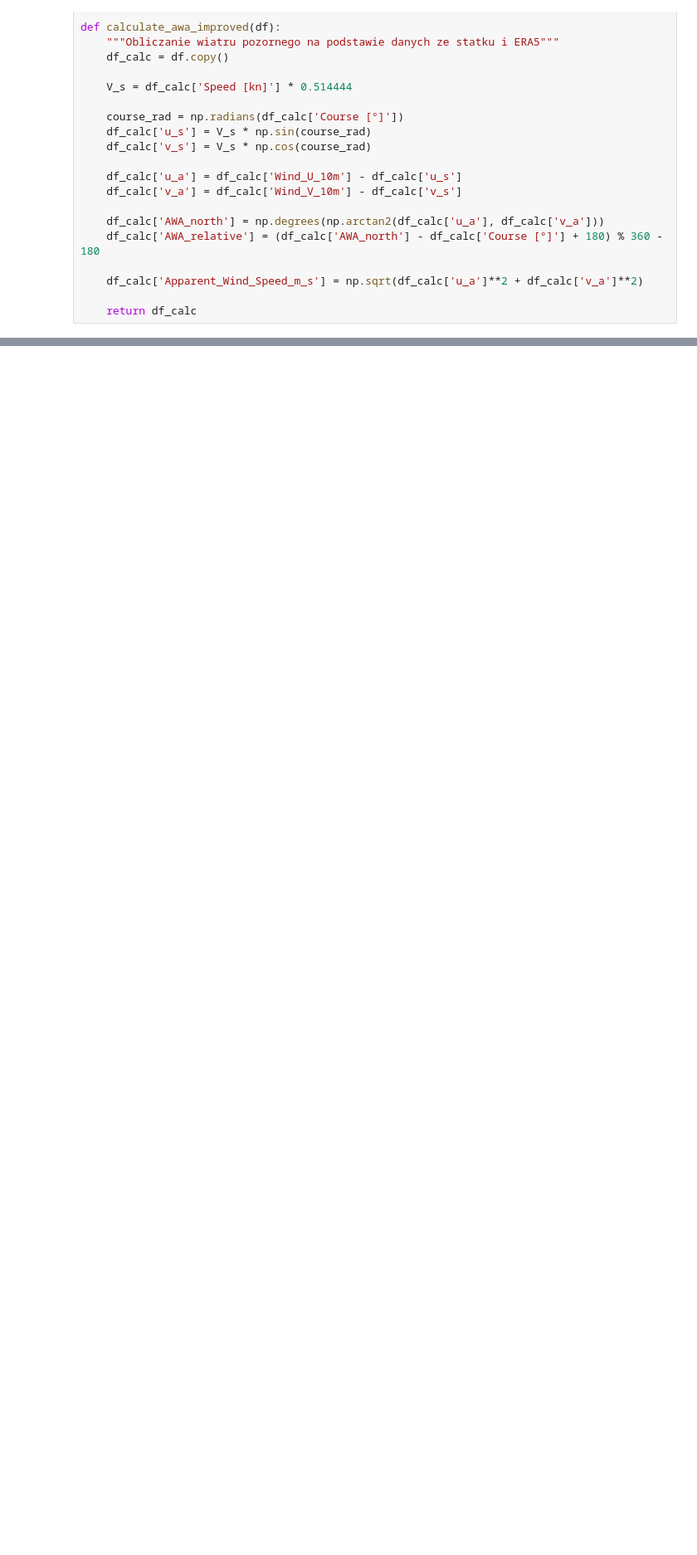
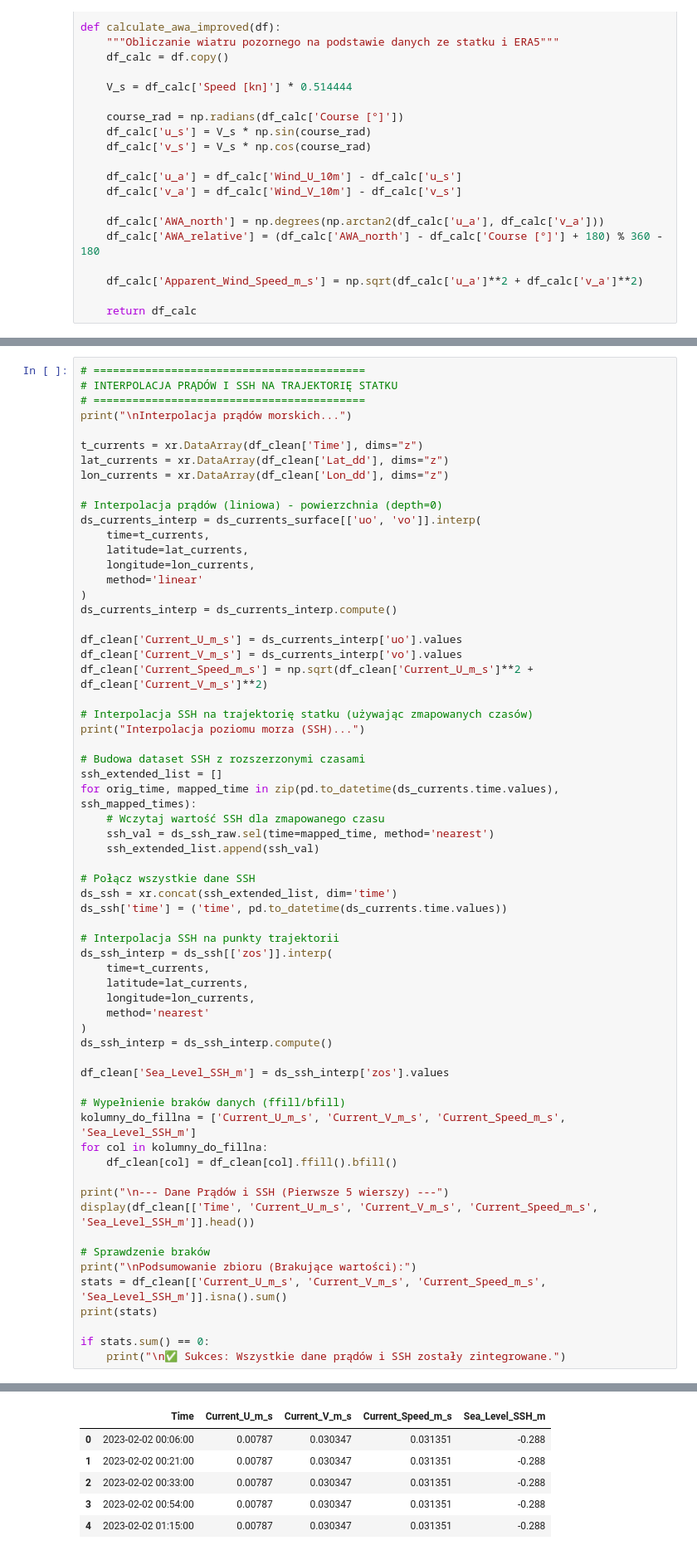
Before and after one commit to olek2852/projekt-rotory, a Jupyter notebook: 01_czyszczenie_danych-2.ipynb, the cells around one changed output, grey strips where cells are left out. Shown at 83% size. Cells and saved outputs as stored; diff of their text form; blank space fills up the shorter version.

Commit message:
extended data analysis

```diff
--- a/01_czyszczenie_danych-2.ipynb
+++ b/01_czyszczenie_danych-2.ipynb
@@ -216,0 +290,64 @@ def calculate_awa_improved(df):
+# %%
+# ==========================================
+# INTERPOLACJA PRĄDÓW I SSH NA TRAJEKTORIĘ STATKU
+# ==========================================
+print("\nInterpolacja prądów morskich...")
+
+t_currents = xr.DataArray(df_clean['Time'], dims="z")
+lat_currents = xr.DataArray(df_clean['Lat_dd'], dims="z")
+lon_currents = xr.DataArray(df_clean['Lon_dd'], dims="z")
+
+# Interpolacja prądów (liniowa) - powierzchnia (depth=0)
+ds_currents_interp = ds_currents_surface[['uo', 'vo']].interp(
+    time=t_currents,
+    latitude=lat_currents,
+    longitude=lon_currents,
+    method='linear'
+)
+ds_currents_interp = ds_currents_interp.compute()
+
+df_clean['Current_U_m_s'] = ds_currents_interp['uo'].values
+df_clean['Current_V_m_s'] = ds_currents_interp['vo'].values
+df_clean['Current_Speed_m_s'] = np.sqrt(df_clean['Current_U_m_s']**2 + df_clean['Current_V_m_s']**2)
+
+# Interpolacja SSH na trajektorię statku (używając zmapowanych czasów)
+print("Interpolacja poziomu morza (SSH)...")
+
+# Budowa dataset SSH z rozszerzonymi czasami
+ssh_extended_list = []
+for orig_time, mapped_time in zip(pd.to_datetime(ds_currents.time.values), ssh_mapped_times):
+    # Wczytaj wartość SSH dla zmapowanego czasu
+    ssh_val = ds_ssh_raw.sel(time=mapped_time, method='nearest')
+    ssh_extended_list.append(ssh_val)
+
+# Połącz wszystkie dane SSH
+ds_ssh = xr.concat(ssh_extended_list, dim='time')
+ds_ssh['time'] = ('time', pd.to_datetime(ds_currents.time.values))
+
+# Interpolacja SSH na punkty trajektorii
+ds_ssh_interp = ds_ssh[['zos']].interp(
+    time=t_currents,
+    latitude=lat_currents,
+    longitude=lon_currents,
+    method='nearest'
+)
+ds_ssh_interp = ds_ssh_interp.compute()
+
+df_clean['Sea_Level_SSH_m'] = ds_ssh_interp['zos'].values
+
+# Wypełnienie braków danych (ffill/bfill)
+kolumny_do_fillna = ['Current_U_m_s', 'Current_V_m_s', 'Current_Speed_m_s', 'Sea_Level_SSH_m']
+for col in kolumny_do_fillna:
+    df_clean[col] = df_clean[col].ffill().bfill()
+
+print("\n--- Dane Prądów i SSH (Pierwsze 5 wierszy) ---")
+display(df_clean[['Time', 'Current_U_m_s', 'Current_V_m_s', 'Current_Speed_m_s', 'Sea_Level_SSH_m']].head())
+
+# Sprawdzenie braków
+print("\nPodsumowanie zbioru (Brakujące wartości):")
+stats = df_clean[['Current_U_m_s', 'Current_V_m_s', 'Current_Speed_m_s', 'Sea_Level_SSH_m']].isna().sum()
+print(stats)
+
+if stats.sum() == 0:
+    print("\n✅ Sukces: Wszystkie dane prądów i SSH zostały zintegrowane.")
+# %% [output]
@@ -216,0 +358,6 @@ def calculate_awa_improved(df):
+|  | Time | Current_U_m_s | Current_V_m_s | Current_Speed_m_s | Sea_Level_SSH_m |
+| 0 | 2023-02-02 00:06:00 | 0.00787 | 0.030347 | 0.031351 | -0.288 |
+| 1 | 2023-02-02 00:21:00 | 0.00787 | 0.030347 | 0.031351 | -0.288 |
+| 2 | 2023-02-02 00:33:00 | 0.00787 | 0.030347 | 0.031351 | -0.288 |
+| 3 | 2023-02-02 00:54:00 | 0.00787 | 0.030347 | 0.031351 | -0.288 |
+| 4 | 2023-02-02 01:15:00 | 0.00787 | 0.030347 | 0.031351 | -0.288 |
```
Also changed, not shown: parts of 5 cells of this notebook.
